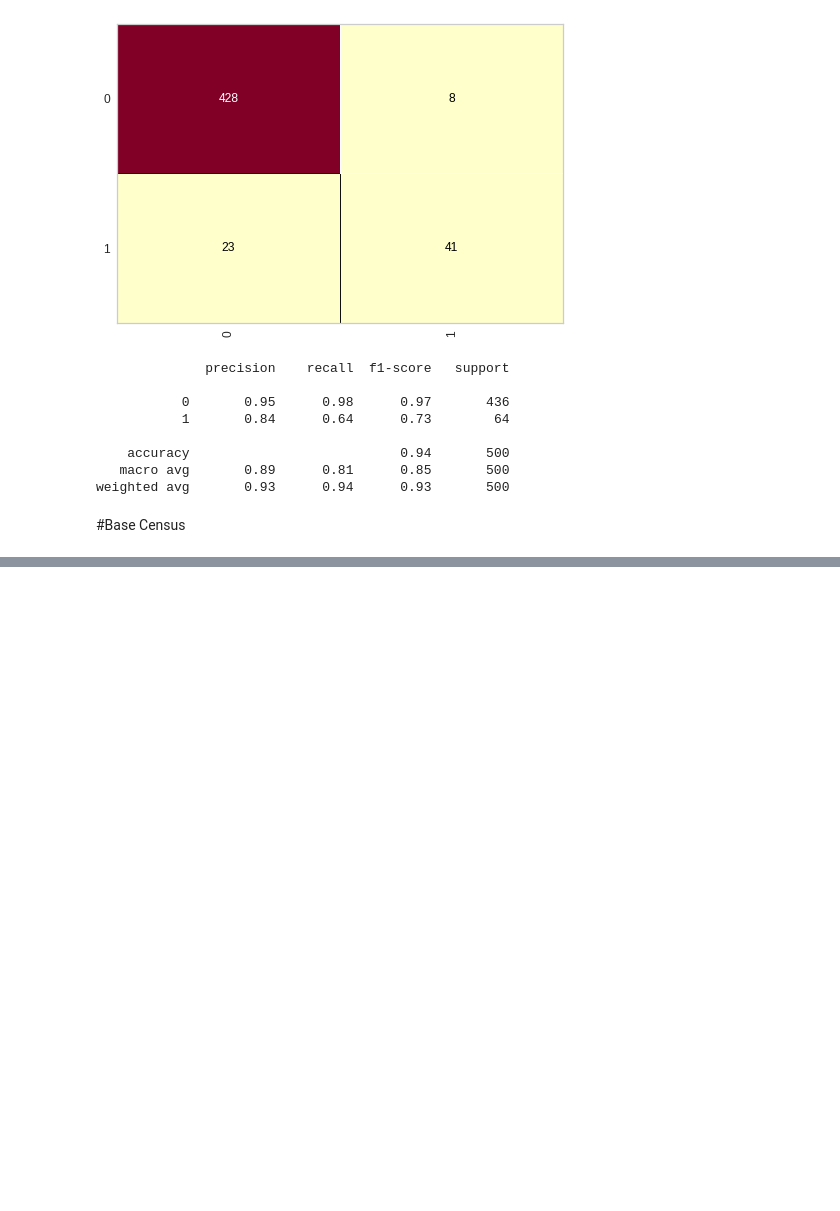
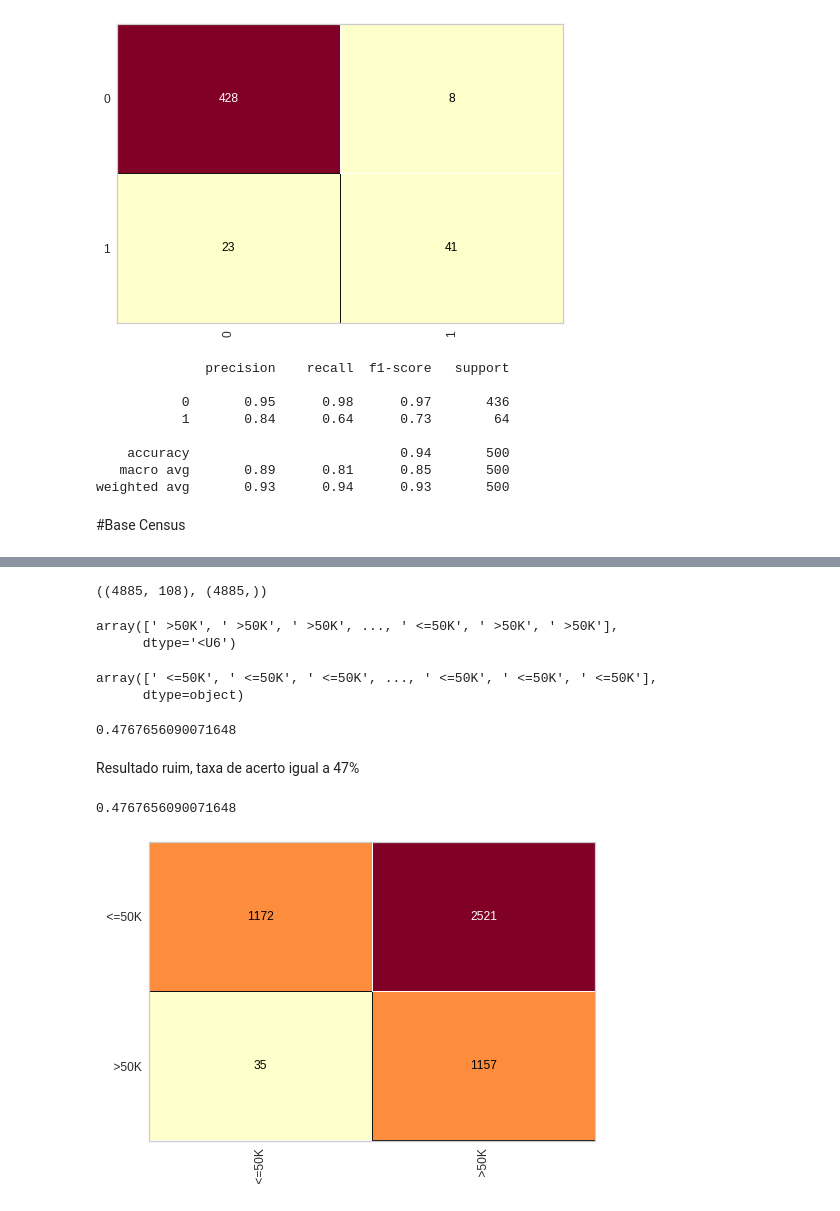
Before and after one commit to GGMmattos/Machine-Learning-And-Data-Science, a Jupyter notebook: Naïve_bayes_.ipynb, the cells around one changed output, grey strips where cells are left out. Saved outputs shown, nothing was run; the diff lists cells and outputs as text; code cells hidden in the pictures; blank space fills up the shorter version.

```diff
--- a/Naïve_bayes_.ipynb
+++ b/Naïve_bayes_.ipynb
@@ -204,0 +211,30 @@ UnpicklingError: ignored
+# %%
+X_census_teste.shape, y_census_teste.shape
+# %% [output]
+((4885, 108), (4885,))
+# %%
+naive_census = GaussianNB()
+naive_census.fit(X_census_treinamento, y_census_treinamento)  #realização do treinamentos
+previsoes = naive_census.predict(X_census_teste) #realizammos o teste com o algoritmo ja treinado
+previsoes
+# %% [output]
+array([' >50K', ' >50K', ' >50K', ..., ' <=50K', ' >50K', ' >50K'],
+      dtype='<U6')
+# %%
+y_census_teste
+# %% [output]
+array([' <=50K', ' <=50K', ' <=50K', ..., ' <=50K', ' <=50K', ' <=50K'],
+      dtype=object)
+# %%
+accuracy_score(y_census_teste, previsoes)  #taxa de acerto
+# %% [output]
+0.4767656090071648
+# %% [markdown]
+Resultado ruim, taxa de acerto igual a 47%
+# %%
+cm = ConfusionMatrix(naive_census)
+cm.fit(X_census_treinamento, y_census_treinamento)
+cm.score(X_census_teste, y_census_teste)
+# %% [output]
+0.4767656090071648
+[figure, added]
```
Also changed, not shown: parts of 9 cells of this notebook.
